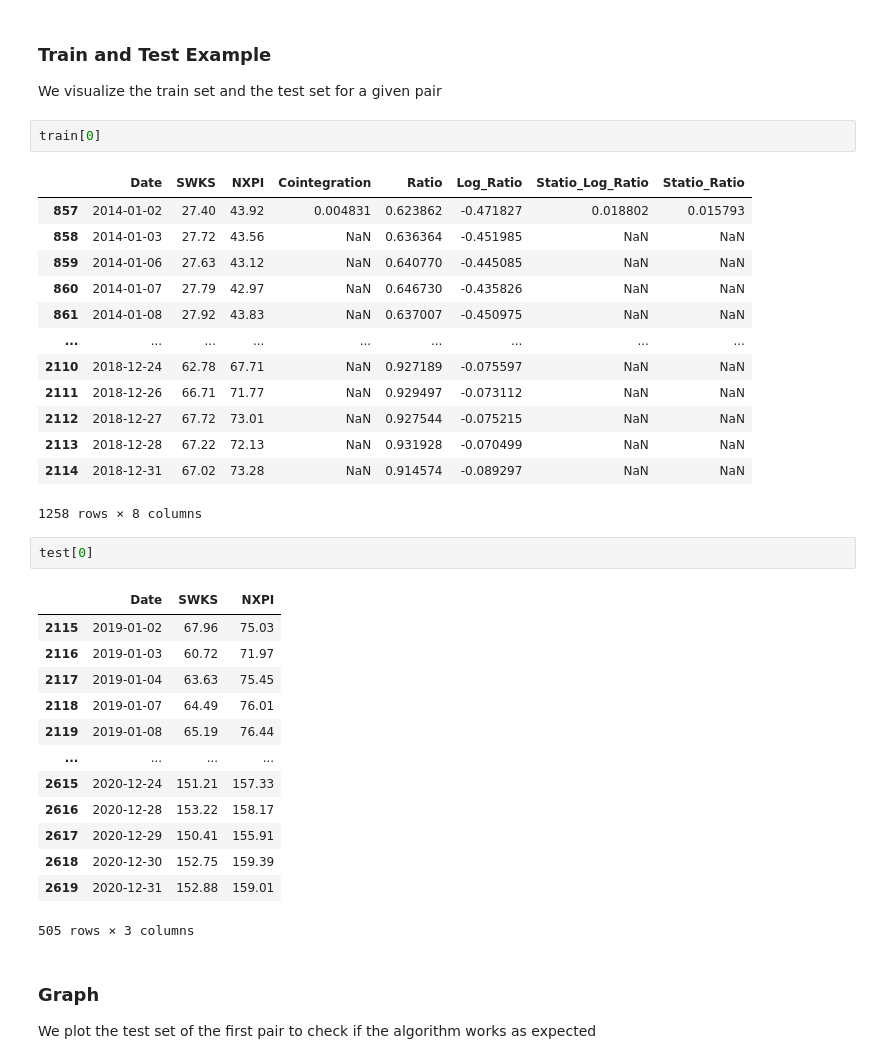
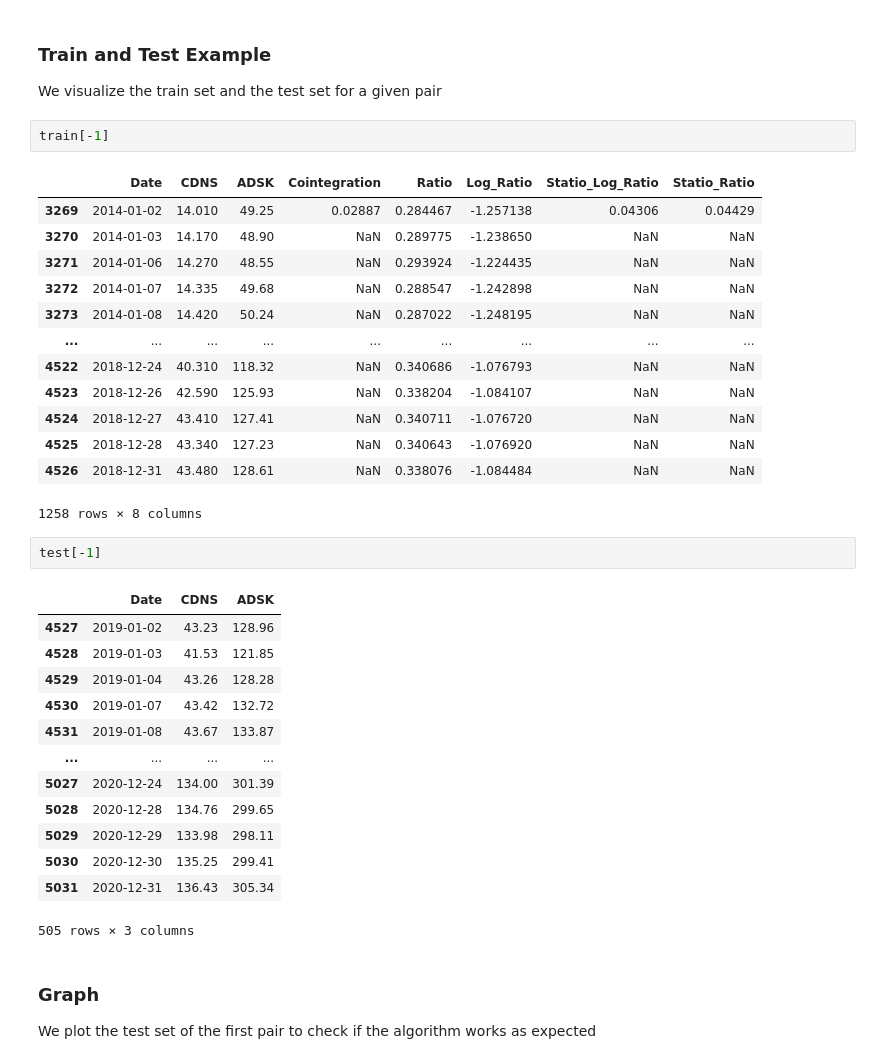
Before and after one commit to ArthurVinot/PI2, a Jupyter notebook: Code 23 Mars.ipynb, the cells around one changed output. Drawn from its saved outputs; the diff is of its cells as text.

```diff
--- a/Code 23 Mars.ipynb
+++ b/Code 23 Mars.ipynb
@@ -493,36 +493,36 @@ Wall time: 5.59 s
 
 We visualize the train set and the test set for a given pair
 # %%
-train[0]
+train[-1]
 # %% [output]
-|  | Date | SWKS | NXPI | Cointegration | Ratio | Log_Ratio | Statio_Log_Ratio | Statio_Ratio |
-| 857 | 2014-01-02 | 27.40 | 43.92 | 0.004831 | 0.623862 | -0.471827 | 0.018802 | 0.015793 |
-| 858 | 2014-01-03 | 27.72 | 43.56 | NaN | 0.636364 | -0.451985 | NaN | NaN |
-| 859 | 2014-01-06 | 27.63 | 43.12 | NaN | 0.640770 | -0.445085 | NaN | NaN |
-| 860 | 2014-01-07 | 27.79 | 42.97 | NaN | 0.646730 | -0.435826 | NaN | NaN |
-| 861 | 2014-01-08 | 27.92 | 43.83 | NaN | 0.637007 | -0.450975 | NaN | NaN |
+|  | Date | CDNS | ADSK | Cointegration | Ratio | Log_Ratio | Statio_Log_Ratio | Statio_Ratio |
+| 3269 | 2014-01-02 | 14.010 | 49.25 | 0.02887 | 0.284467 | -1.257138 | 0.04306 | 0.04429 |
+| 3270 | 2014-01-03 | 14.170 | 48.90 | NaN | 0.289775 | -1.238650 | NaN | NaN |
+| 3271 | 2014-01-06 | 14.270 | 48.55 | NaN | 0.293924 | -1.224435 | NaN | NaN |
+| 3272 | 2014-01-07 | 14.335 | 49.68 | NaN | 0.288547 | -1.242898 | NaN | NaN |
+| 3273 | 2014-01-08 | 14.420 | 50.24 | NaN | 0.287022 | -1.248195 | NaN | NaN |
 | ... | ... | ... | ... | ... | ... | ... | ... | ... |
-| 2110 | 2018-12-24 | 62.78 | 67.71 | NaN | 0.927189 | -0.075597 | NaN | NaN |
-| 2111 | 2018-12-26 | 66.71 | 71.77 | NaN | 0.929497 | -0.073112 | NaN | NaN |
-| 2112 | 2018-12-27 | 67.72 | 73.01 | NaN | 0.927544 | -0.075215 | NaN | NaN |
-| 2113 | 2018-12-28 | 67.22 | 72.13 | NaN | 0.931928 | -0.070499 | NaN | NaN |
-| 2114 | 2018-12-31 | 67.02 | 73.28 | NaN | 0.914574 | -0.089297 | NaN | NaN |
+| 4522 | 2018-12-24 | 40.310 | 118.32 | NaN | 0.340686 | -1.076793 | NaN | NaN |
+| 4523 | 2018-12-26 | 42.590 | 125.93 | NaN | 0.338204 | -1.084107 | NaN | NaN |
+| 4524 | 2018-12-27 | 43.410 | 127.41 | NaN | 0.340711 | -1.076720 | NaN | NaN |
+| 4525 | 2018-12-28 | 43.340 | 127.23 | NaN | 0.340643 | -1.076920 | NaN | NaN |
+| 4526 | 2018-12-31 | 43.480 | 128.61 | NaN | 0.338076 | -1.084484 | NaN | NaN |
 1258 rows × 8 columns
 # %%
-test[0]
+test[-1]
 # %% [output]
-|  | Date | SWKS | NXPI |
-| 2115 | 2019-01-02 | 67.96 | 75.03 |
-| 2116 | 2019-01-03 | 60.72 | 71.97 |
-| 2117 | 2019-01-04 | 63.63 | 75.45 |
-| 2118 | 2019-01-07 | 64.49 | 76.01 |
-| 2119 | 2019-01-08 | 65.19 | 76.44 |
+|  | Date | CDNS | ADSK |
+| 4527 | 2019-01-02 | 43.23 | 128.96 |
+| 4528 | 2019-01-03 | 41.53 | 121.85 |
+| 4529 | 2019-01-04 | 43.26 | 128.28 |
+| 4530 | 2019-01-07 | 43.42 | 132.72 |
+| 4531 | 2019-01-08 | 43.67 | 133.87 |
 | ... | ... | ... | ... |
-| 2615 | 2020-12-24 | 151.21 | 157.33 |
-| 2616 | 2020-12-28 | 153.22 | 158.17 |
-| 2617 | 2020-12-29 | 150.41 | 155.91 |
-| 2618 | 2020-12-30 | 152.75 | 159.39 |
-| 2619 | 2020-12-31 | 152.88 | 159.01 |
+| 5027 | 2020-12-24 | 134.00 | 301.39 |
+| 5028 | 2020-12-28 | 134.76 | 299.65 |
+| 5029 | 2020-12-29 | 133.98 | 298.11 |
+| 5030 | 2020-12-30 | 135.25 | 299.41 |
+| 5031 | 2020-12-31 | 136.43 | 305.34 |
 505 rows × 3 columns
 # %% [markdown]
 
```
Also changed, not shown: parts of 15 cells of this notebook.
